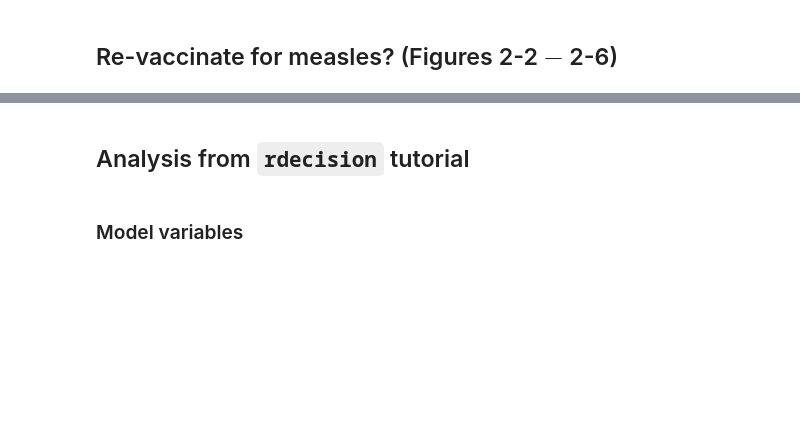
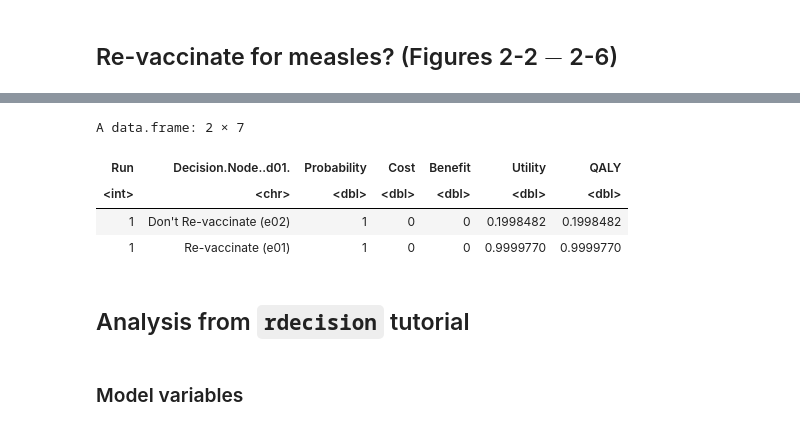
Before and after one commit to tomasaragon/di4h, a Jupyter notebook: notebooks/Petitti_2000_isbn_9780195133646_ch02/Petitti_2000_isbn_9780195133646_ch02_R.ipynb, the cells around one changed output, grey strips where cells are left out. Drawn from its saved outputs; the diff is of its cells as text; code cells hidden in the pictures; blank space fills up the shorter version.

```diff
--- a/notebooks/Petitti_2000_isbn_9780195133646_ch02/Petitti_2000_isbn_9780195133646_ch02_R.ipynb
+++ b/notebooks/Petitti_2000_isbn_9780195133646_ch02/Petitti_2000_isbn_9780195133646_ch02_R.ipynb
@@ -102,3 +206,11 @@ Yeah! We can see how simple it is to create decision trees using `rdecision` pac
+# %%
+dt$evaluate()
+# %% [output]
+A data.frame: 2 × 7
+| Run | Decision.Node..d01. | Probability | Cost | Benefit | Utility | QALY |
+| <int> | <chr> | <dbl> | <dbl> | <dbl> | <dbl> | <dbl> |
+| 1 | Don't Re-vaccinate (e02) | 1 | 0 | 0 | 0.1998482 | 0.1998482 |
+| 1 | Re-vaccinate (e01) | 1 | 0 | 0 | 0.9999770 | 0.9999770 |
 # %% [markdown]
 ## Analysis from `rdecision` tutorial
 # %% [markdown]
```
Also changed, not shown: parts of 4 cells of this notebook, 1 other file.
